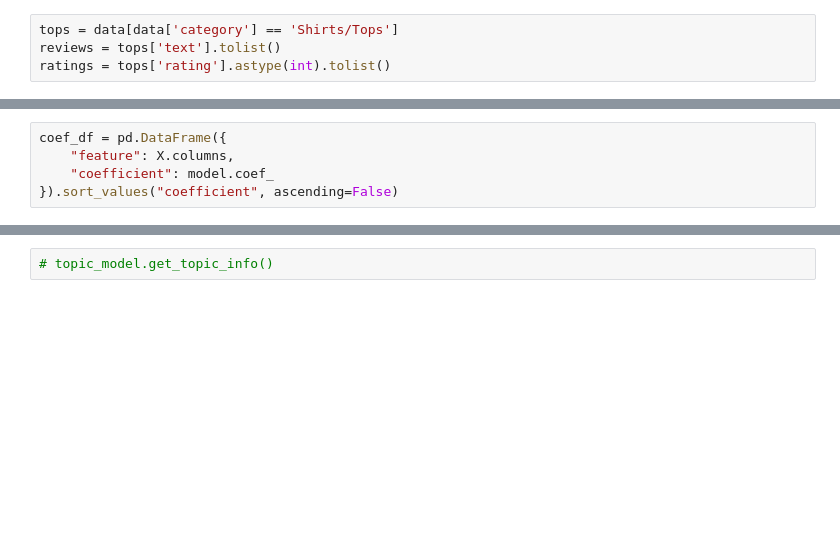
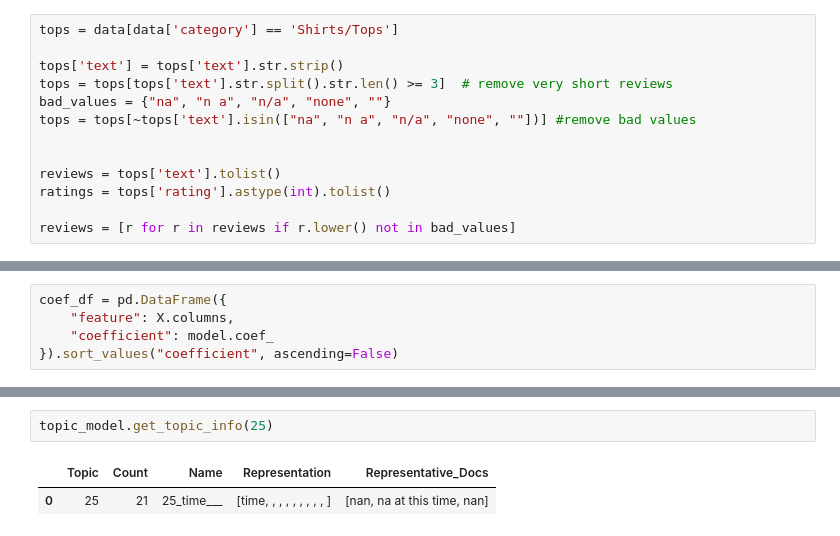
Before and after one commit to yxinzh/Reviews-to-Ratings, a Jupyter notebook: linear_regression.ipynb, the cells around one changed output, grey strips where cells are left out. Drawn from its saved outputs; the diff is of its cells as text; blank space fills up the shorter version.

```diff
--- a/linear_regression.ipynb
+++ b/linear_regression.ipynb
@@ -13,7 +19,16 @@ WARNING:tensorflow:From c:\Users\yzhen\anaconda3\Lib\site-packages\tf_keras\src\
 data = pd.read_csv('balanced_data.csv')
 # %%
 tops = data[data['category'] == 'Shirts/Tops']
+
+tops['text'] = tops['text'].str.strip()
+tops = tops[tops['text'].str.split().str.len() >= 3]  # remove very short reviews
+bad_values = {"na", "n a", "n/a", "none", ""}
+tops = tops[~tops['text'].isin(["na", "n a", "n/a", "none", ""])] #remove bad values
+
+
 reviews = tops['text'].tolist()
 ratings = tops['rating'].astype(int).tolist()
+
+reviews = [r for r in reviews if r.lower() not in bad_values]
 # %%
 reviews = [str(i) for i in reviews]
@@ -162,2 +231,5 @@ coef_df
 # %%
-# topic_model.get_topic_info()
+topic_model.get_topic_info(25)
+# %% [output]
+|  | Topic | Count | Name | Representation | Representative_Docs |
+| 0 | 25 | 21 | 25_time___ | [time, , , , , , , , , ] | [nan, na at this time, nan] |
```
Also changed, not shown: parts of 22 cells of this notebook.
